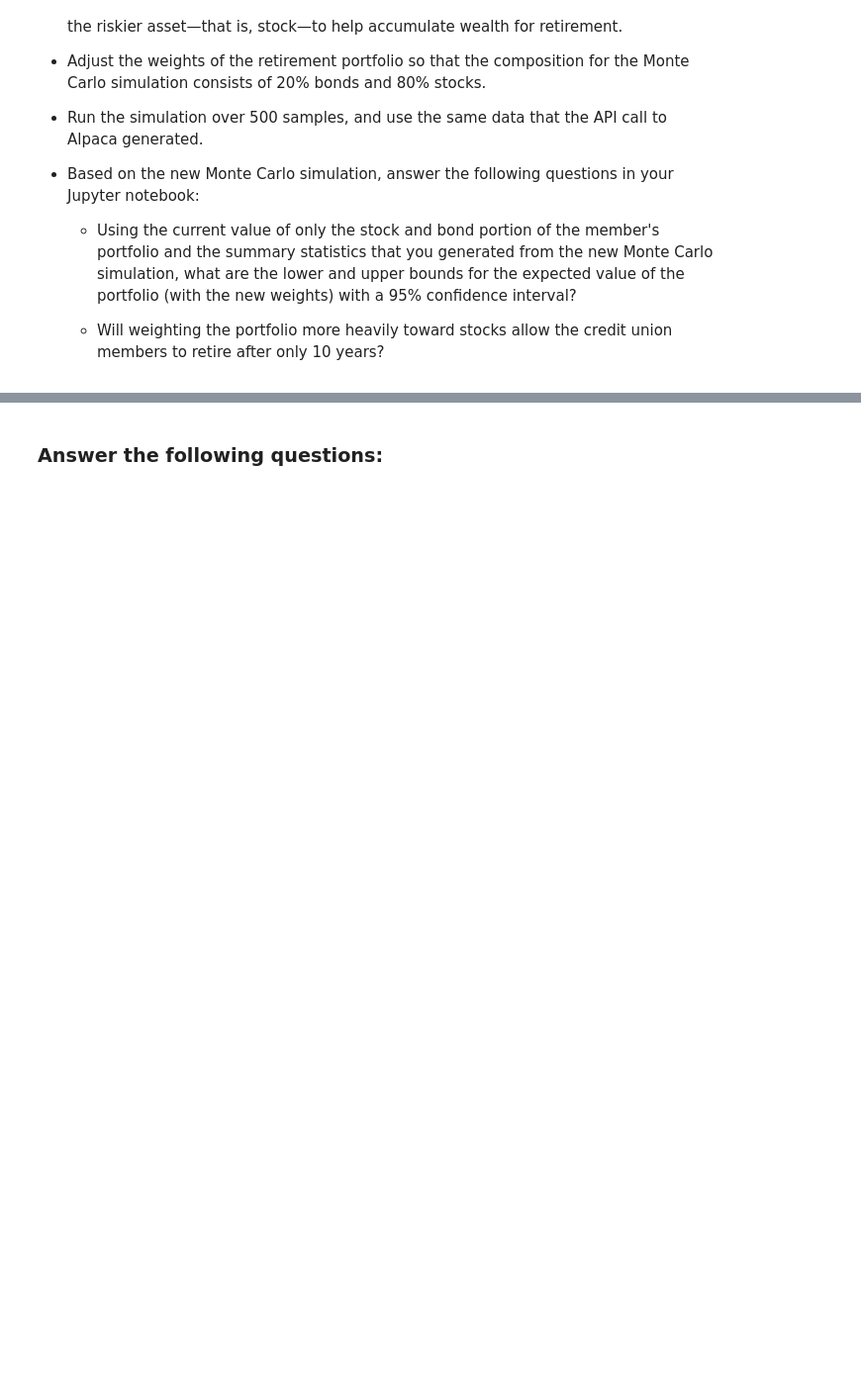
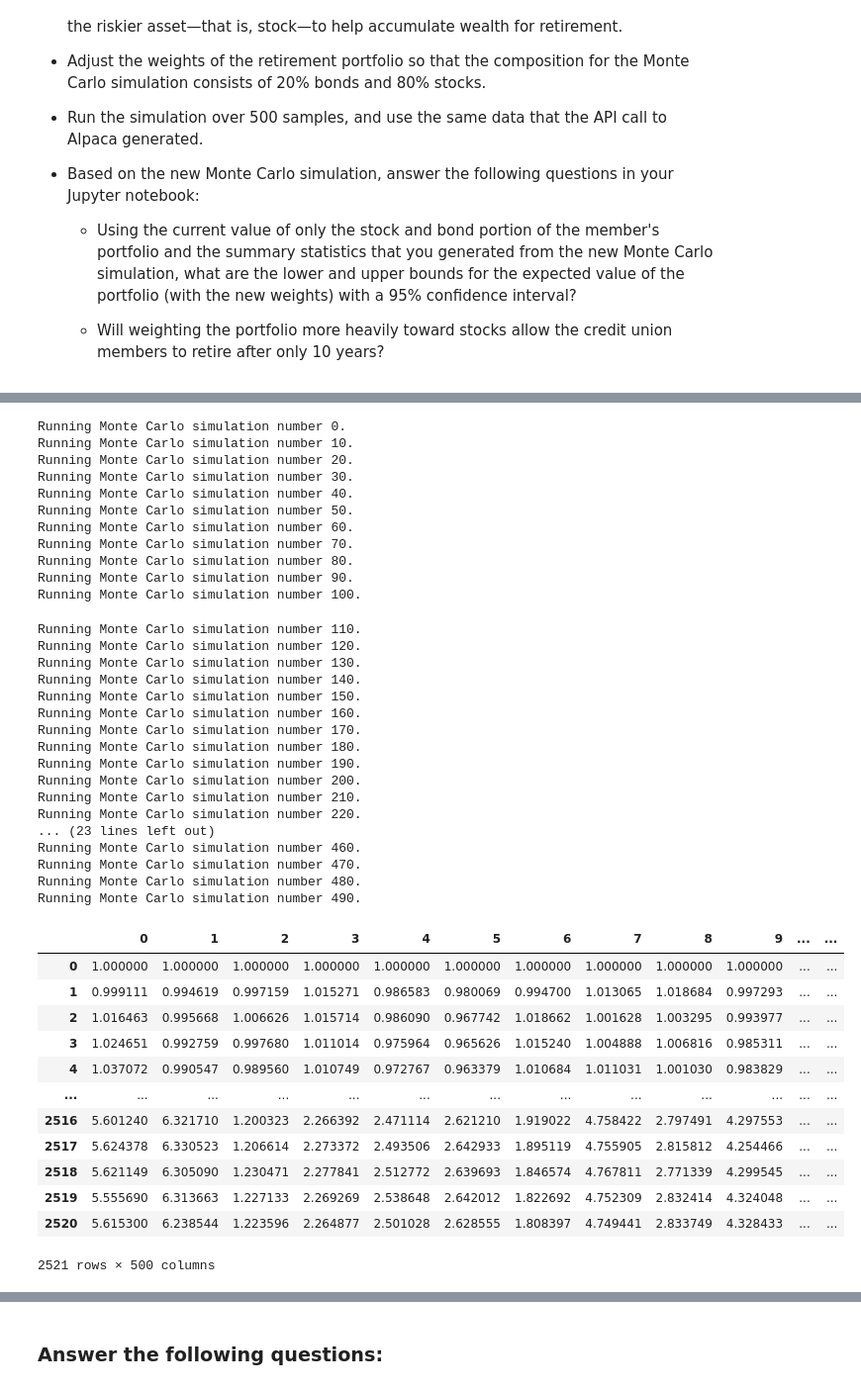
Before and after one commit to lumiroga/fintech-Challenge5, a Jupyter notebook: financial_planning_tools.ipynb, the cells around one changed output, grey strips where cells are left out. Shown: that part at 99% size. Cells and saved outputs as stored; diff of their text form; code cells hidden in the pictures; blank space fills up the shorter version.

```diff
--- a/financial_planning_tools.ipynb
+++ b/financial_planning_tools.ipynb
@@ -636,5 +650,47 @@ For this new Monte Carlo simulation, do the following:
 # %%
 # Run the Monte Carlo simulation to forecast 10 years cumulative returns
-# YOUR CODE HERE
+ten_year_simulation.calc_cumulative_return()
+# %% [output]
+Running Monte Carlo simulation number 0.
+Running Monte Carlo simulation number 10.
+Running Monte Carlo simulation number 20.
+Running Monte Carlo simulation number 30.
+Running Monte Carlo simulation number 40.
+Running Monte Carlo simulation number 50.
+Running Monte Carlo simulation number 60.
+Running Monte Carlo simulation number 70.
+Running Monte Carlo simulation number 80.
+Running Monte Carlo simulation number 90.
+Running Monte Carlo simulation number 100.
+Running Monte Carlo simulation number 110.
+Running Monte Carlo simulation number 120.
+Running Monte Carlo simulation number 130.
+Running Monte Carlo simulation number 140.
+Running Monte Carlo simulation number 150.
+Running Monte Carlo simulation number 160.
+Running Monte Carlo simulation number 170.
+Running Monte Carlo simulation number 180.
+Running Monte Carlo simulation number 190.
+Running Monte Carlo simulation number 200.
+Running Monte Carlo simulation number 210.
+Running Monte Carlo simulation number 220.
+... (23 lines left out)
+Running Monte Carlo simulation number 460.
+Running Monte Carlo simulation number 470.
+Running Monte Carlo simulation number 480.
+Running Monte Carlo simulation number 490.
+|  | 0 | 1 | 2 | 3 | 4 | 5 | 6 | 7 | 8 | 9 | ... | ... |
+| 0 | 1.000000 | 1.000000 | 1.000000 | 1.000000 | 1.000000 | 1.000000 | 1.000000 | 1.000000 | 1.000000 | 1.000000 | ... | ... |
+| 1 | 0.999111 | 0.994619 | 0.997159 | 1.015271 | 0.986583 | 0.980069 | 0.994700 | 1.013065 | 1.018684 | 0.997293 | ... | ... |
+| 2 | 1.016463 | 0.995668 | 1.006626 | 1.015714 | 0.986090 | 0.967742 | 1.018662 | 1.001628 | 1.003295 | 0.993977 | ... | ... |
+| 3 | 1.024651 | 0.992759 | 0.997680 | 1.011014 | 0.975964 | 0.965626 | 1.015240 | 1.004888 | 1.006816 | 0.985311 | ... | ... |
+| 4 | 1.037072 | 0.990547 | 0.989560 | 1.010749 | 0.972767 | 0.963379 | 1.010684 | 1.011031 | 1.001030 | 0.983829 | ... | ... |
+| ... | ... | ... | ... | ... | ... | ... | ... | ... | ... | ... | ... | ... |
+| 2516 | 5.601240 | 6.321710 | 1.200323 | 2.266392 | 2.471114 | 2.621210 | 1.919022 | 4.758422 | 2.797491 | 4.297553 | ... | ... |
+| 2517 | 5.624378 | 6.330523 | 1.206614 | 2.273372 | 2.493506 | 2.642933 | 1.895119 | 4.755905 | 2.815812 | 4.254466 | ... | ... |
+| 2518 | 5.621149 | 6.305090 | 1.230471 | 2.277841 | 2.512772 | 2.639693 | 1.846574 | 4.767811 | 2.771339 | 4.299545 | ... | ... |
+| 2519 | 5.555690 | 6.313663 | 1.227133 | 2.269269 | 2.538648 | 2.642012 | 1.822692 | 4.752309 | 2.832414 | 4.324048 | ... | ... |
+| 2520 | 5.615300 | 6.238544 | 1.223596 | 2.264877 | 2.501028 | 2.628555 | 1.808397 | 4.749441 | 2.833749 | 4.328433 | ... | ... |
+2521 rows × 500 columns
 # %%
 # Visualize the 10-year Monte Carlo simulation by creating an
```
Also changed, not shown: parts of 9 cells of this notebook.
